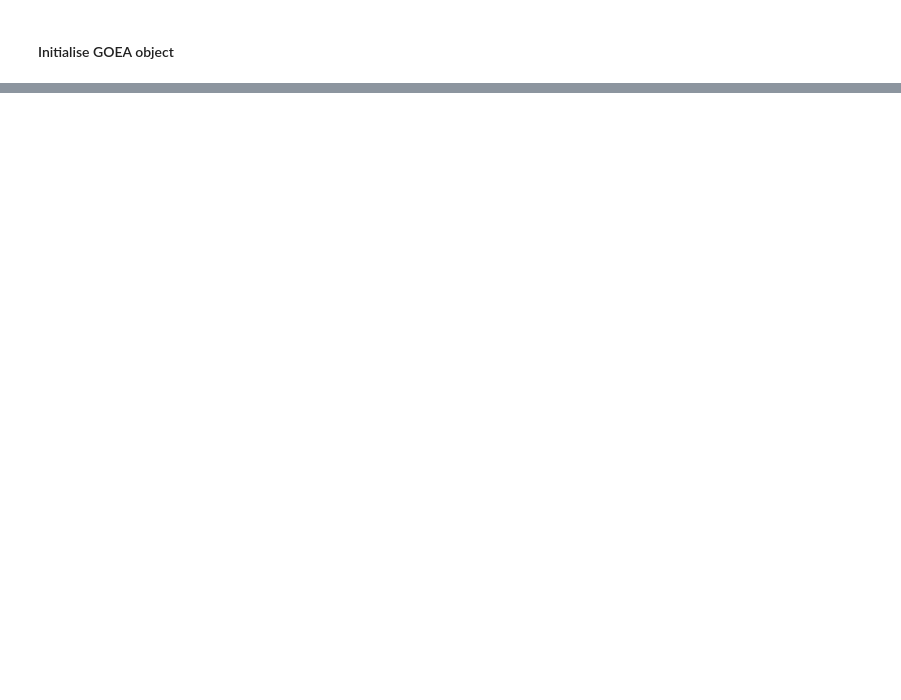
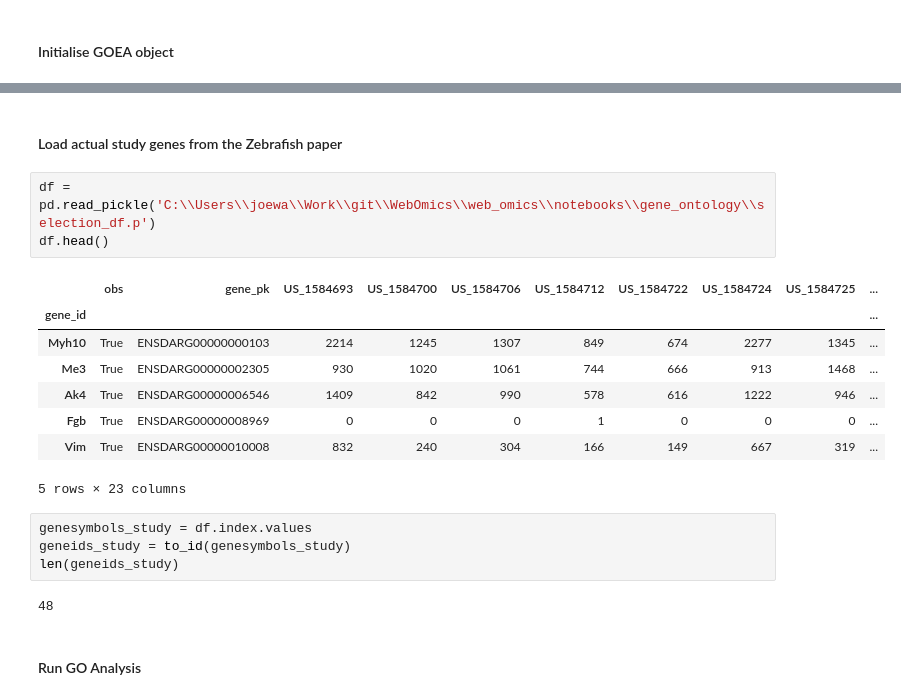
Before and after one commit to glasgowcompbio/GraphOmics, a Jupyter notebook: web_omics/notebooks/gene_ontology/goea_zebrafish.ipynb, the cells around one changed output, grey strips where cells are left out. Cells and saved outputs as stored; diff of their text form; blank space fills up the shorter version.

Commit message:
Skeleton codes to run gene ontology analysis

```diff
--- a/web_omics/notebooks/gene_ontology/goea_zebrafish.ipynb
+++ b/web_omics/notebooks/gene_ontology/goea_zebrafish.ipynb
@@ -132,3 +148,25 @@ geneids_study = background_ids[0:400]
+# %% [markdown]
+#### Load actual study genes from the Zebrafish paper
+# %%
+df = pd.read_pickle('C:\\Users\\joewa\\Work\\git\\WebOmics\\web_omics\\notebooks\\gene_ontology\\selection_df.p')
+df.head()
+# %% [output]
+|  | obs | gene_pk | US_1584693 | US_1584700 | US_1584706 | US_1584712 | US_1584722 | US_1584724 | US_1584725 | ... |
+| gene_id |  |  |  |  |  |  |  |  |  | ... |
+| Myh10 | True | ENSDARG00000000103 | 2214 | 1245 | 1307 | 849 | 674 | 2277 | 1345 | ... |
+| Me3 | True | ENSDARG00000002305 | 930 | 1020 | 1061 | 744 | 666 | 913 | 1468 | ... |
+| Ak4 | True | ENSDARG00000006546 | 1409 | 842 | 990 | 578 | 616 | 1222 | 946 | ... |
+| Fgb | True | ENSDARG00000008969 | 0 | 0 | 0 | 1 | 0 | 0 | 0 | ... |
+| Vim | True | ENSDARG00000010008 | 832 | 240 | 304 | 166 | 149 | 667 | 319 | ... |
+5 rows × 23 columns
+# %%
+genesymbols_study = df.index.values
+geneids_study = to_id(genesymbols_study)
+len(geneids_study)
+# %% [output]
+48
+# %% [markdown]
+#### Run GO Analysis
 # %%
 # 'p_' means "pvalue". 'fdr_bh' is the multipletest method we are currently using.
 goea_results_all = goeaobj.run_study(geneids_study)
```
Also changed, not shown: parts of 21 cells of this notebook, 5 other files.
